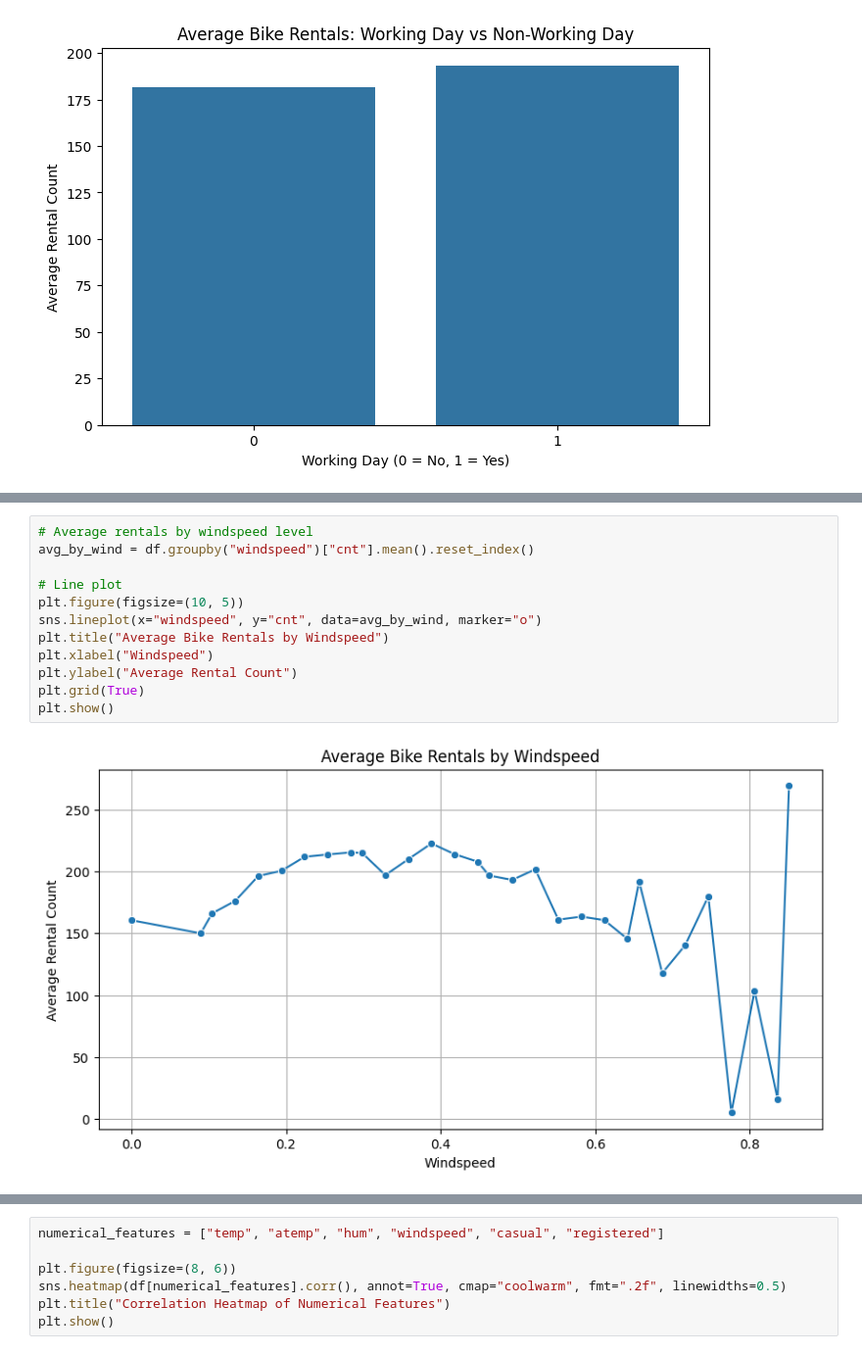
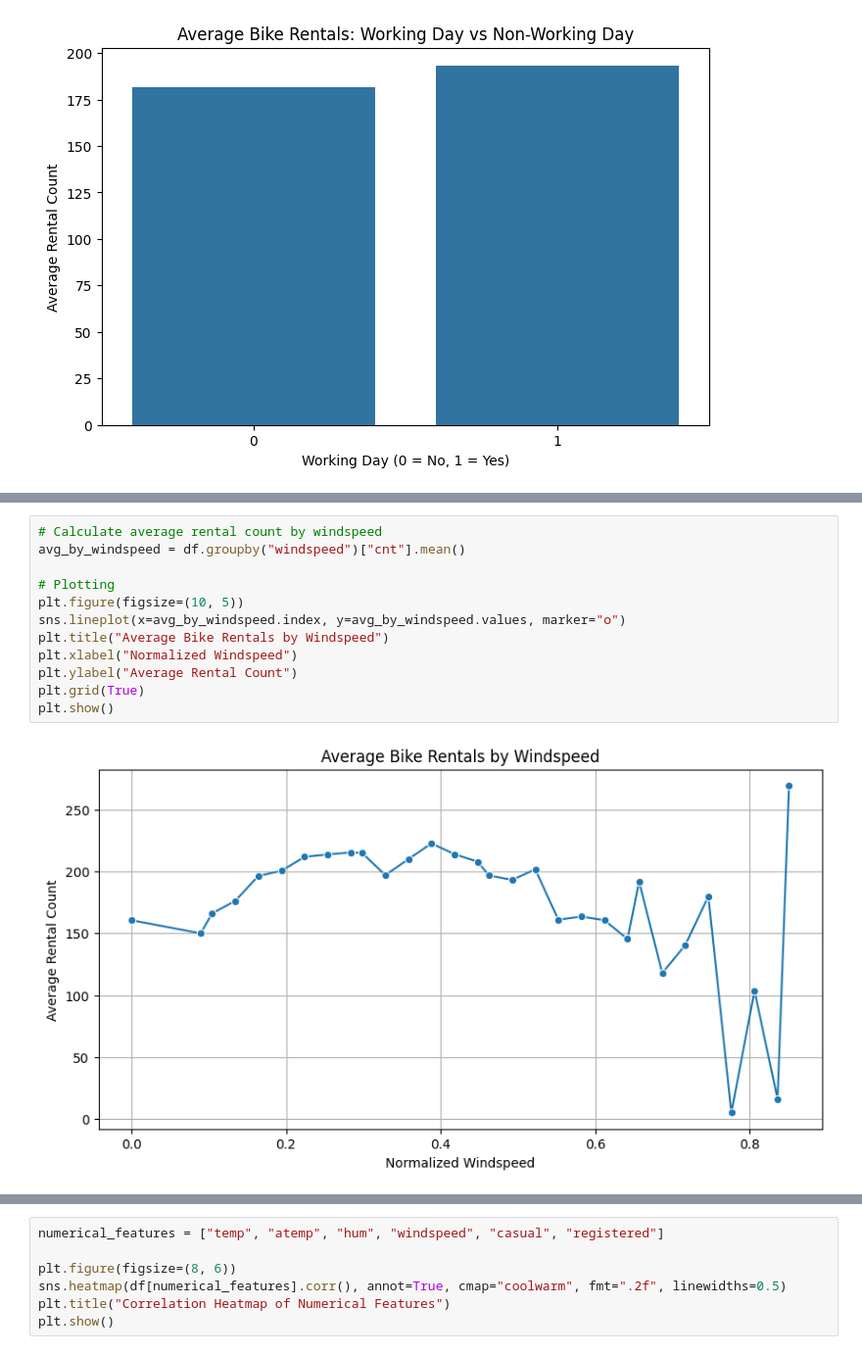
Before and after one commit to hibbakamas/ML-fundamentals-2025, a Jupyter notebook: assignment_2_Hibba_Kamas.ipynb, the cells around one changed output, grey strips where cells are left out. Shown at 98% size. Drawn from its saved outputs; the diff is of its cells as text.

```diff
--- a/assignment_2_Hibba_Kamas.ipynb
+++ b/assignment_2_Hibba_Kamas.ipynb
@@ -390,14 +448,14 @@ windspeed
 # %%
-# Average rentals by windspeed level
-avg_by_wind = df.groupby("windspeed")["cnt"].mean().reset_index()
+# Calculate average rental count by windspeed
+avg_by_windspeed = df.groupby("windspeed")["cnt"].mean()
 
-# Line plot
+# Plotting
 plt.figure(figsize=(10, 5))
-sns.lineplot(x="windspeed", y="cnt", data=avg_by_wind, marker="o")
+sns.lineplot(x=avg_by_windspeed.index, y=avg_by_windspeed.values, marker="o")
 plt.title("Average Bike Rentals by Windspeed")
-plt.xlabel("Windspeed")
+plt.xlabel("Normalized Windspeed")
 plt.ylabel("Average Rental Count")
 plt.grid(True)
 plt.show()
 # %% [output]
-[figure, old version]
+[figure, new version]
```
Also changed, not shown: parts of 24 cells of this notebook.
